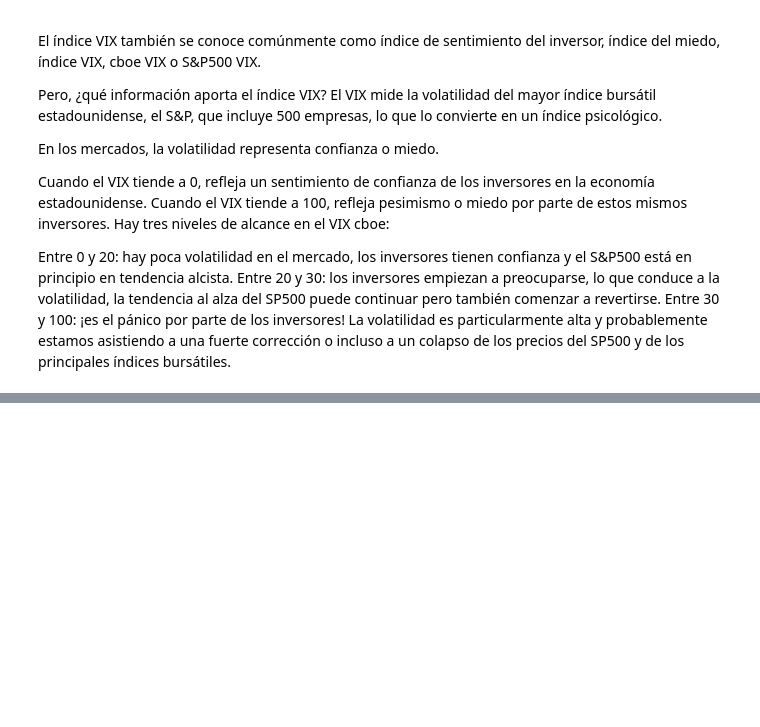
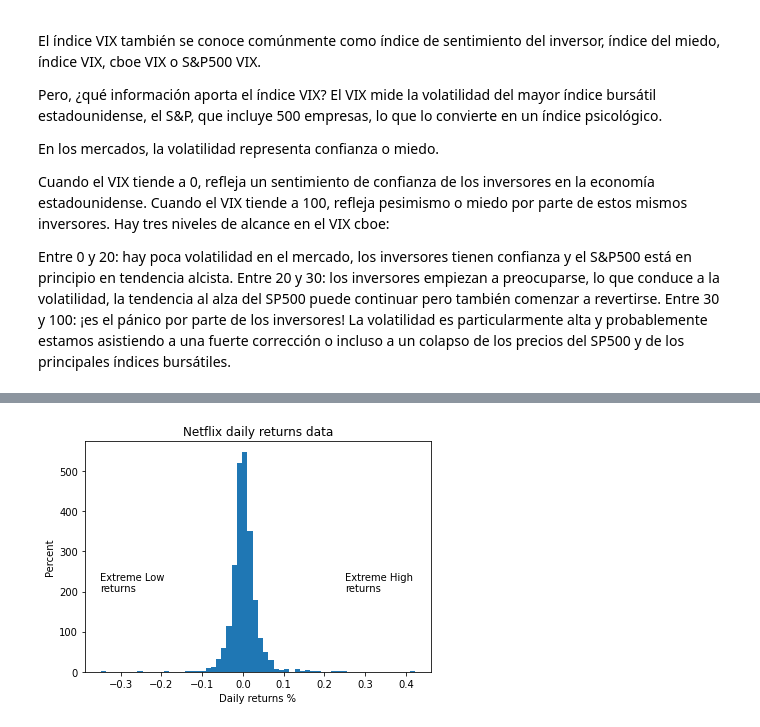
Before and after one commit to douglasparism/Proyecto_SIMFIN, a Jupyter notebook: Proyecto_PT.ipynb, the cells around one changed output, grey strips where cells are left out. Drawn from its saved outputs; the diff is of its cells as text; code cells hidden in the pictures; blank space fills up the shorter version.

```diff
--- a/Proyecto_PT.ipynb
+++ b/Proyecto_PT.ipynb
@@ -188,0 +206,12 @@ AttributeError: 'NoneType' object has no attribute 'remove_callback'
+# %%
+fig = plt.figure()
+ax1 = fig.add_axes([0.1,0.1,0.8,0.8])
+netflix_daily_returns.plot.hist(bins = 60)
+ax1.set_xlabel("Daily returns %")
+ax1.set_ylabel("Percent")
+ax1.set_title("Netflix daily returns data")
+ax1.text(-0.35,200,"Extreme Low\nreturns")
+ax1.text(0.25,200,"Extreme High\nreturns")
+plt.show()
+# %% [output]
+[figure, added]
```
Also changed, not shown: parts of 21 cells of this notebook.
